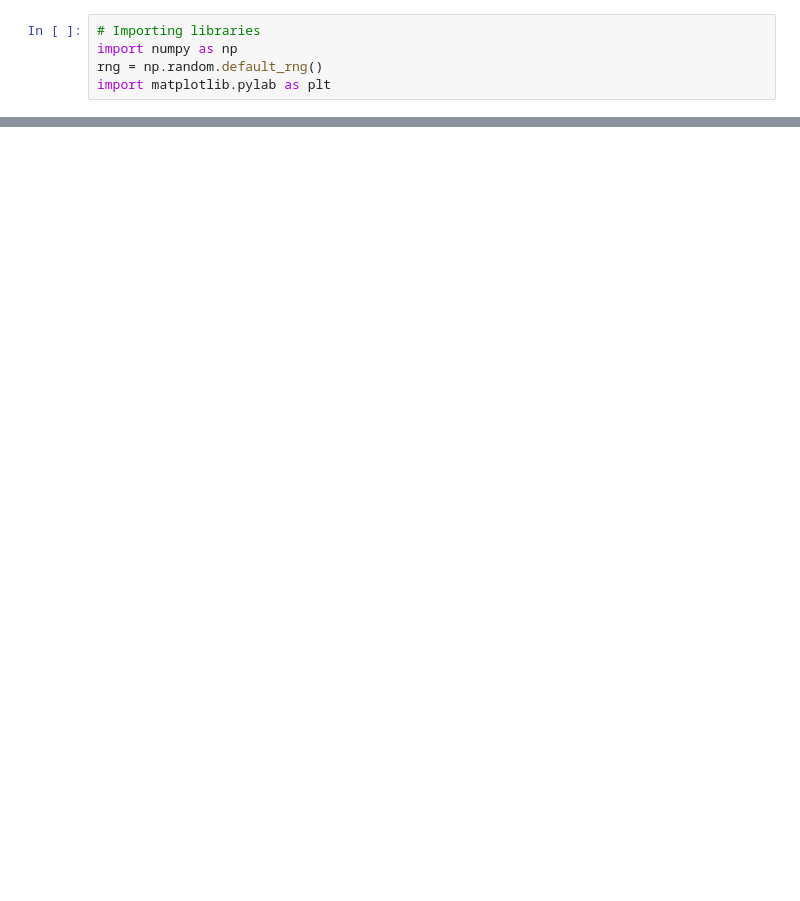
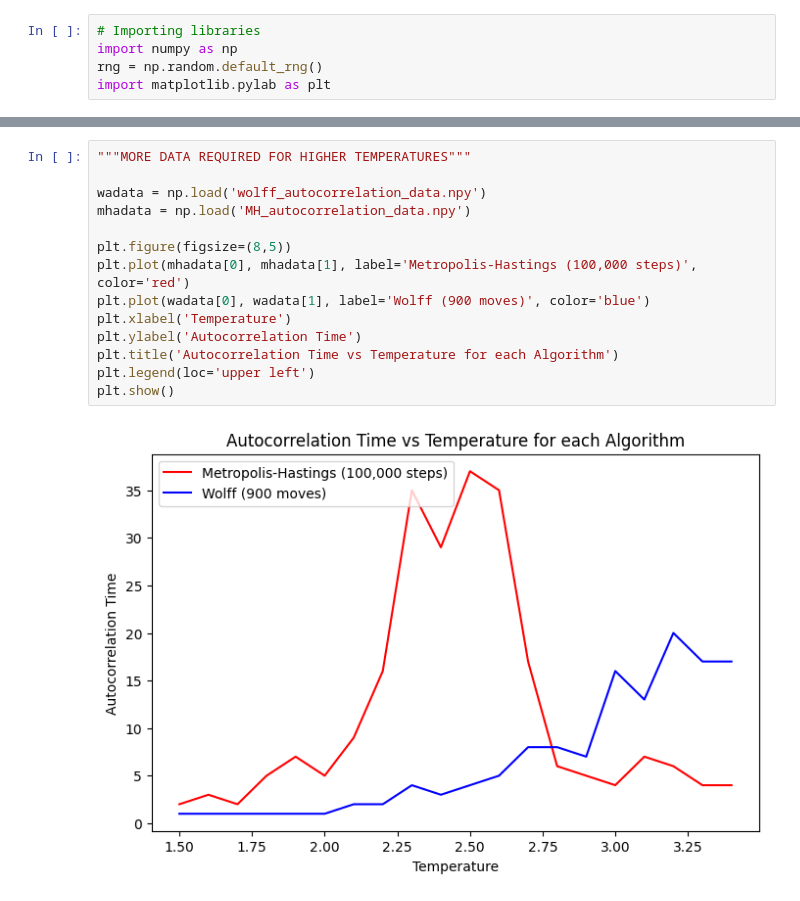
Before and after one commit to tdeng455/Part-II-Computational-Physics-Project, a Jupyter notebook: workbook.ipynb, the cells around one changed output, grey strips where cells are left out. Drawn from its saved outputs; the diff is of its cells as text; blank space fills up the shorter version.

```diff
--- a/workbook.ipynb
+++ b/workbook.ipynb
@@ -260,0 +447,16 @@ plt.show()
+# %%
+"""MORE DATA REQUIRED FOR HIGHER TEMPERATURES"""
+
+wadata = np.load('wolff_autocorrelation_data.npy')
+mhadata = np.load('MH_autocorrelation_data.npy')
+
+plt.figure(figsize=(8,5))
+plt.plot(mhadata[0], mhadata[1], label='Metropolis-Hastings (100,000 steps)', color='red')
+plt.plot(wadata[0], wadata[1], label='Wolff (900 moves)', color='blue')
+plt.xlabel('Temperature')
+plt.ylabel('Autocorrelation Time')
+plt.title('Autocorrelation Time vs Temperature for each Algorithm')
+plt.legend(loc='upper left')
+plt.show()
+# %% [output]
+[figure, added]
```
Also changed, not shown: parts of 25 cells of this notebook, 34 other files.
